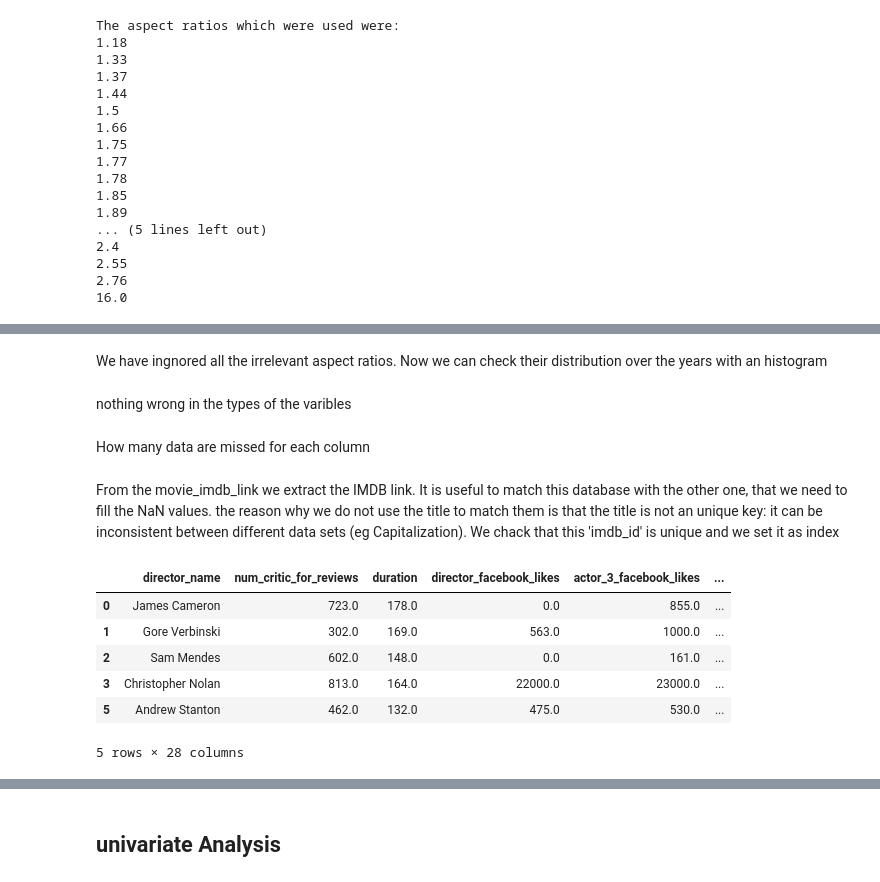
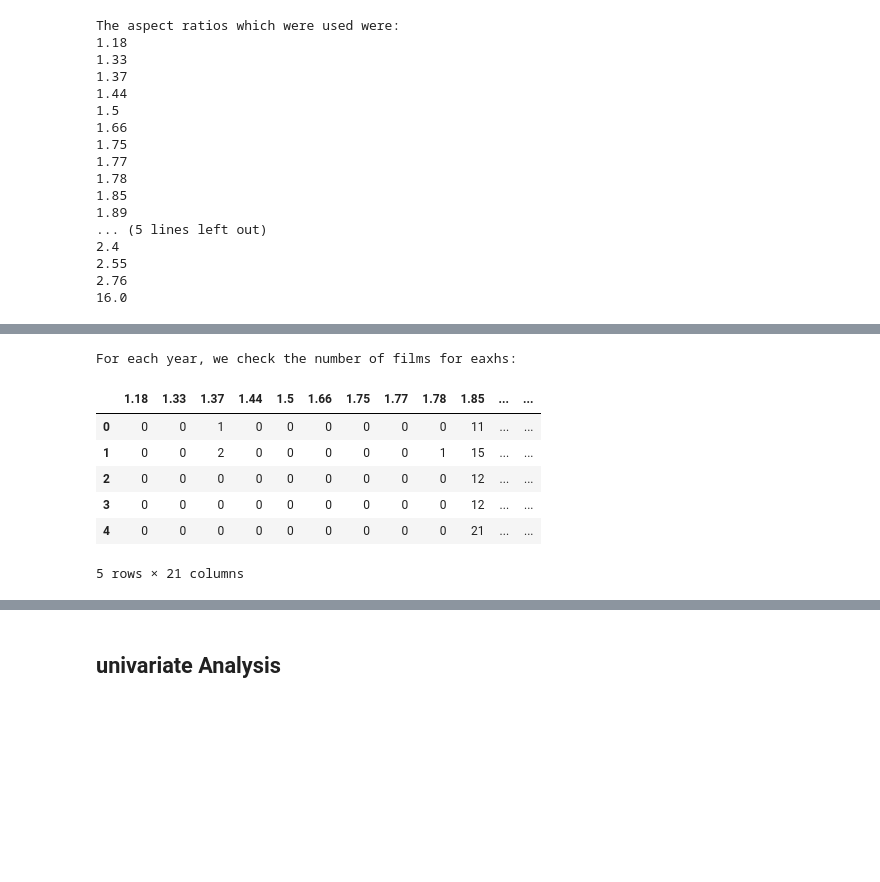
Before and after one commit to anitamezzetti/EPFL_Data_science_in_practice, a Jupyter notebook: Project/project.ipynb, the cells around one changed output, grey strips where cells are left out. Saved outputs shown, nothing was run; the diff lists cells and outputs as text; code cells hidden in the pictures; blank space fills up the shorter version.

Commit message:
delete nan

```diff
--- a/Project/project.ipynb
+++ b/Project/project.ipynb
@@ -288,23 +177,44 @@ year_number_ar.head(50)
-# %% [markdown]
-We have ingnored all the irrelevant aspect ratios. Now we can check their distribution over the years with an histogram
-# %% [markdown]
-nothing wrong in the types of the varibles
-# %% [markdown]
-How many data are missed for each column
-# %% [markdown]
-From the movie_imdb_link we extract the IMDB link. It is useful to match this database with the other one, that we need to fill the NaN values. the reason why we do not use the title to match them is that the title is not an unique key: it can be inconsistent between different data sets (eg Capitalization).
-We chack that this 'imdb_id' is unique and we set it as index
-# %%
-movie_data['imdb_id'] = movie_data.movie_imdb_link.str.split('/').map(lambda row: row[4])
-if movie_data.imdb_id.nunique()==len(movie_data.imdb_id):
-    movie_data = movie_data.set_index(imdb_id)
-
-movie_data.head()
-# %% [output]
-|  | director_name | num_critic_for_reviews | duration | director_facebook_likes | actor_3_facebook_likes | ... |
-| 0 | James Cameron | 723.0 | 178.0 | 0.0 | 855.0 | ... |
-| 1 | Gore Verbinski | 302.0 | 169.0 | 563.0 | 1000.0 | ... |
-| 2 | Sam Mendes | 602.0 | 148.0 | 0.0 | 161.0 | ... |
-| 3 | Christopher Nolan | 813.0 | 164.0 | 22000.0 | 23000.0 | ... |
-| 5 | Andrew Stanton | 462.0 | 132.0 | 475.0 | 530.0 | ... |
-5 rows × 28 columns
+# %%
+# dataframe years and aspect ratio:
+year_ar = movie_data[['title_year', 'aspect_ratio']] # we only need color and year
+year_ar = year_ar[~year_ar.aspect_ratio.isnull()] # deletete color NaN values
+year_ar = year_ar[~year_ar.title_year.isnull()]  # deletete title NaN values
+year_ar = year_ar.sort_values('title_year') # sort by year
+
+years = year_ar.title_year.drop_duplicates().tolist() # years
+n_years = len(years)
+
+for i in range(n_years):
+    year = int(years[i]) # year
+    year_movies = year_ar.loc[year_ar['title_year'] == years[i]].aspect_ratio.values # all colors of film of that year
+
+    # number of each of the aspect ratios
+    num = []
+    for j in range(len(ar)): # for each aspect ratio
+        sum_ar = (year_movies == ar[j]).sum()
+        num.append(sum_ar)
+
+    # dataframe: for each row year, num of each aspect ratio
+    d = dict(zip(ar, num)) # dictionary to create the dataframe
+
+    d['year'] = year
+
+    if i==0 :
+        year_number_ar = pd.DataFrame( data = d , index = [year] )
+    else:
+        #year_number_colors = pd.concat(d, ignore_index=True)
+        d2 = pd.DataFrame( data = d , index = [year])
+        year_number_ar = year_number_ar.append(d2, ignore_index=True)
+
+print("For each year, we check the number of films for eaxhs:")
+#year_number_ar = year_number_ar.set_index('year')
+year_number_ar.head()
+# %% [output]
+For each year, we check the number of films for eaxhs:
+|  | 1.18 | 1.33 | 1.37 | 1.44 | 1.5 | 1.66 | 1.75 | 1.77 | 1.78 | 1.85 | ... | ... |
+| 0 | 0 | 0 | 1 | 0 | 0 | 0 | 0 | 0 | 0 | 11 | ... | ... |
+| 1 | 0 | 0 | 2 | 0 | 0 | 0 | 0 | 0 | 1 | 15 | ... | ... |
+| 2 | 0 | 0 | 0 | 0 | 0 | 0 | 0 | 0 | 0 | 12 | ... | ... |
+| 3 | 0 | 0 | 0 | 0 | 0 | 0 | 0 | 0 | 0 | 12 | ... | ... |
+| 4 | 0 | 0 | 0 | 0 | 0 | 0 | 0 | 0 | 0 | 21 | ... | ... |
+5 rows × 21 columns
```
Also changed, not shown: parts of 45 cells of this notebook, 2 other files.
